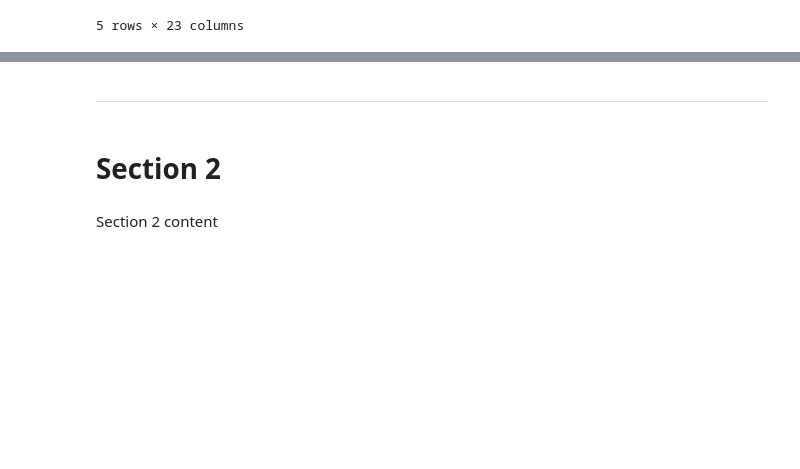
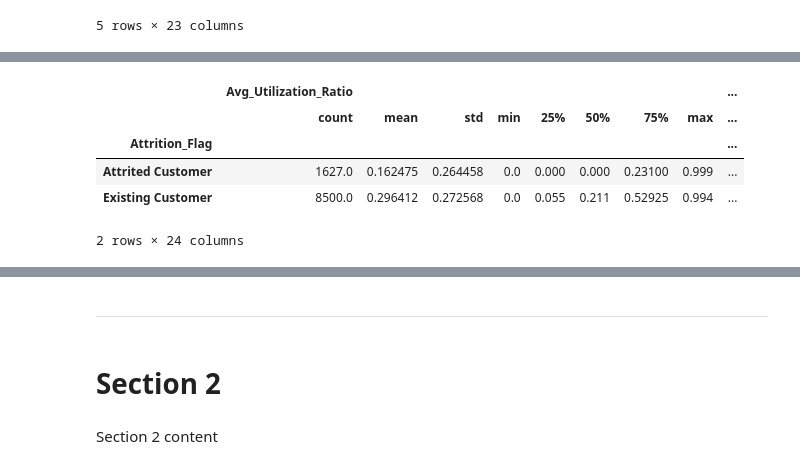
Before and after one commit to Haroon-Code-2026/Credit-Cards-Analysis, a Jupyter notebook: jupyter_notebooks/Data_Visualisation.ipynb, the cells around one changed output, grey strips where cells are left out. Cells and saved outputs as stored; diff of their text form; code cells hidden in the pictures; blank space fills up the shorter version.

```diff
--- a/jupyter_notebooks/Data_Visualisation.ipynb
+++ b/jupyter_notebooks/Data_Visualisation.ipynb
@@ -73,0 +144,10 @@ df.head() # Display the first 5 rows of the DataFrame
+# %%
+# H1 - same columns, split by Attrition_Flag, to compare churned vs retained customers directly
+df.groupby('Attrition_Flag')[['Avg_Utilization_Ratio', 'Months_on_book', 'Total_Revolving_Bal']].describe()
+# %% [output]
+|  | Avg_Utilization_Ratio |  |  |  |  |  |  |  | ... |
+|  | count | mean | std | min | 25% | 50% | 75% | max | ... |
+| Attrition_Flag |  |  |  |  |  |  |  |  | ... |
+| Attrited Customer | 1627.0 | 0.162475 | 0.264458 | 0.0 | 0.000 | 0.000 | 0.23100 | 0.999 | ... |
+| Existing Customer | 8500.0 | 0.296412 | 0.272568 | 0.0 | 0.055 | 0.211 | 0.52925 | 0.994 | ... |
+2 rows × 24 columns
```
Also changed, not shown: parts of 8 cells of this notebook.
